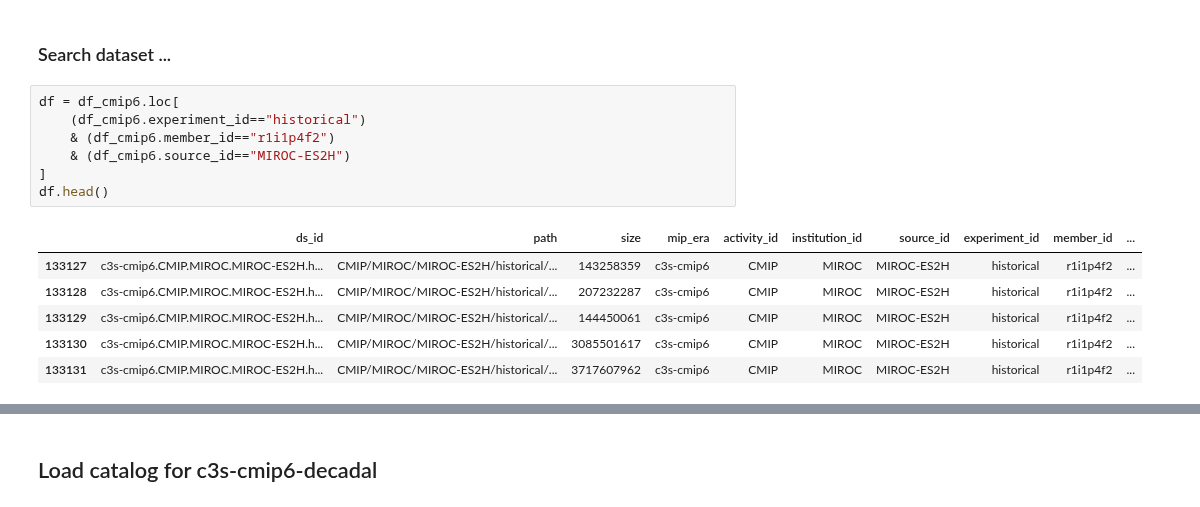
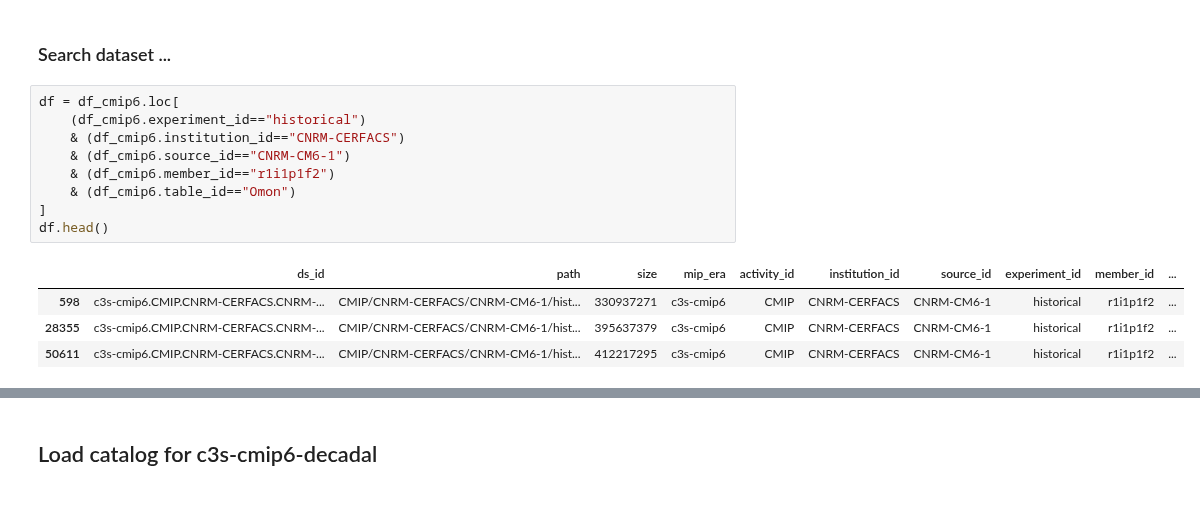
Before and after one commit to roocs/rooki, a Jupyter notebook: notebooks/demo/demo-intake-catalog.ipynb, the cells around one changed output, grey strips where cells are left out. Cells and saved outputs as stored; diff of their text form.

```diff
--- a/notebooks/demo/demo-intake-catalog.ipynb
+++ b/notebooks/demo/demo-intake-catalog.ipynb
@@ -49,17 +70,17 @@ df_cmip6
 # %%
 df = df_cmip6.loc[
     (df_cmip6.experiment_id=="historical")
-    & (df_cmip6.member_id=="r1i1p4f2")
-    & (df_cmip6.source_id=="MIROC-ES2H")
+    & (df_cmip6.institution_id=="CNRM-CERFACS")
+    & (df_cmip6.source_id=="CNRM-CM6-1")
+    & (df_cmip6.member_id=="r1i1p1f2")
+    & (df_cmip6.table_id=="Omon")
 ]
 df.head()
 # %% [output]
 |  | ds_id | path | size | mip_era | activity_id | institution_id | source_id | experiment_id | member_id | ... |
-| 133127 | c3s-cmip6.CMIP.MIROC.MIROC-ES2H.h... | CMIP/MIROC/MIROC-ES2H/historical/... | 143258359 | c3s-cmip6 | CMIP | MIROC | MIROC-ES2H | historical | r1i1p4f2 | ... |
-| 133128 | c3s-cmip6.CMIP.MIROC.MIROC-ES2H.h... | CMIP/MIROC/MIROC-ES2H/historical/... | 207232287 | c3s-cmip6 | CMIP | MIROC | MIROC-ES2H | historical | r1i1p4f2 | ... |
-| 133129 | c3s-cmip6.CMIP.MIROC.MIROC-ES2H.h... | CMIP/MIROC/MIROC-ES2H/historical/... | 144450061 | c3s-cmip6 | CMIP | MIROC | MIROC-ES2H | historical | r1i1p4f2 | ... |
-| 133130 | c3s-cmip6.CMIP.MIROC.MIROC-ES2H.h... | CMIP/MIROC/MIROC-ES2H/historical/... | 3085501617 | c3s-cmip6 | CMIP | MIROC | MIROC-ES2H | historical | r1i1p4f2 | ... |
-| 133131 | c3s-cmip6.CMIP.MIROC.MIROC-ES2H.h... | CMIP/MIROC/MIROC-ES2H/historical/... | 3717607962 | c3s-cmip6 | CMIP | MIROC | MIROC-ES2H | historical | r1i1p4f2 | ... |
+| 598 | c3s-cmip6.CMIP.CNRM-CERFACS.CNRM-... | CMIP/CNRM-CERFACS/CNRM-CM6-1/hist... | 330937271 | c3s-cmip6 | CMIP | CNRM-CERFACS | CNRM-CM6-1 | historical | r1i1p1f2 | ... |
+| 28355 | c3s-cmip6.CMIP.CNRM-CERFACS.CNRM-... | CMIP/CNRM-CERFACS/CNRM-CM6-1/hist... | 395637379 | c3s-cmip6 | CMIP | CNRM-CERFACS | CNRM-CM6-1 | historical | r1i1p1f2 | ... |
+| 50611 | c3s-cmip6.CMIP.CNRM-CERFACS.CNRM-... | CMIP/CNRM-CERFACS/CNRM-CM6-1/hist... | 412217295 | c3s-cmip6 | CMIP | CNRM-CERFACS | CNRM-CM6-1 | historical | r1i1p1f2 | ... |
 # %%
 df.ds_id.unique()
 # %% [output]
```
Also changed, not shown: parts of 3 cells of this notebook.
